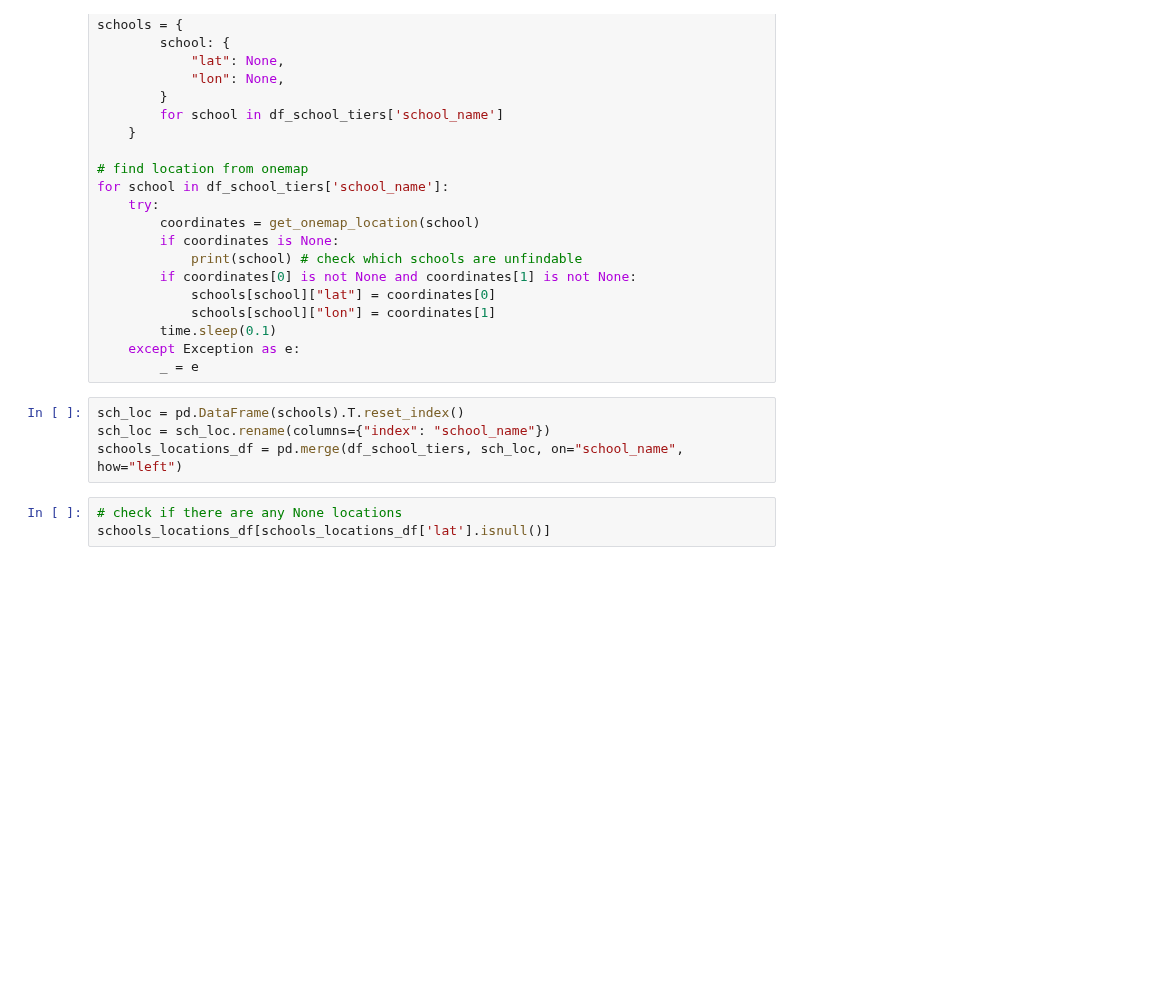
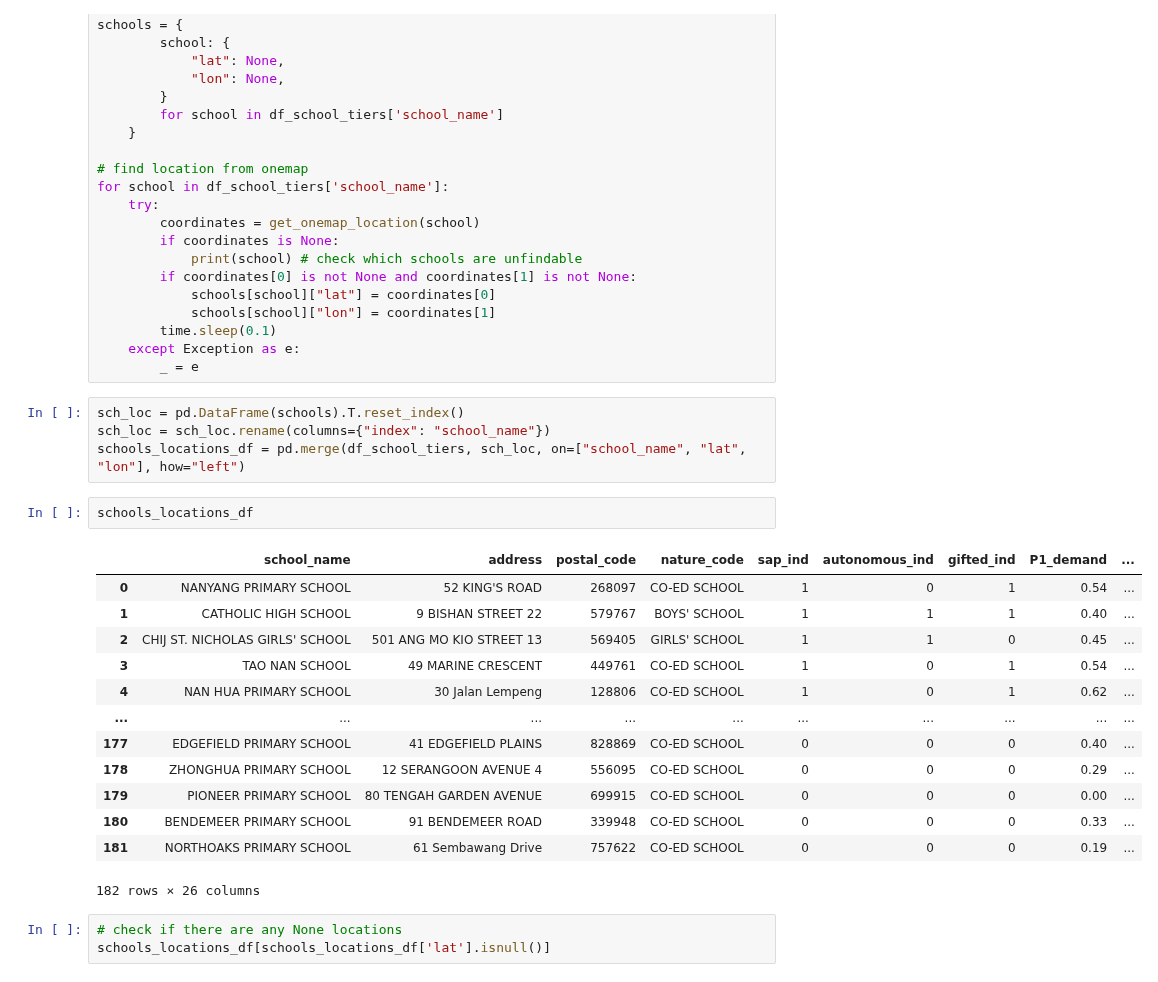
Before and after one commit to tingyuliew/DSA4264-Geospatial-Grp4, a Jupyter notebook: school_scoring/school_eda.ipynb, the cells around one changed output. Saved outputs shown, nothing was run; the diff lists cells and outputs as text; blank space fills up the shorter version.

```diff
--- a/school_scoring/school_eda.ipynb
+++ b/school_scoring/school_eda.ipynb
@@ -345,7 +345,23 @@ for school in df_school_tiers['school_name']:
 # %%
 sch_loc = pd.DataFrame(schools).T.reset_index()
 sch_loc = sch_loc.rename(columns={"index": "school_name"})
-schools_locations_df = pd.merge(df_school_tiers, sch_loc, on="school_name", how="left")
+schools_locations_df = pd.merge(df_school_tiers, sch_loc, on=["school_name", "lat", "lon"], how="left")
+# %%
+schools_locations_df
+# %% [output]
+|  | school_name | address | postal_code | nature_code | sap_ind | autonomous_ind | gifted_ind | P1_demand | ... |
+| 0 | NANYANG PRIMARY SCHOOL | 52 KING'S ROAD | 268097 | CO-ED SCHOOL | 1 | 0 | 1 | 0.54 | ... |
+| 1 | CATHOLIC HIGH SCHOOL | 9 BISHAN STREET 22 | 579767 | BOYS' SCHOOL | 1 | 1 | 1 | 0.40 | ... |
+| 2 | CHIJ ST. NICHOLAS GIRLS' SCHOOL | 501 ANG MO KIO STREET 13 | 569405 | GIRLS' SCHOOL | 1 | 1 | 0 | 0.45 | ... |
+| 3 | TAO NAN SCHOOL | 49 MARINE CRESCENT | 449761 | CO-ED SCHOOL | 1 | 0 | 1 | 0.54 | ... |
+| 4 | NAN HUA PRIMARY SCHOOL | 30 Jalan Lempeng | 128806 | CO-ED SCHOOL | 1 | 0 | 1 | 0.62 | ... |
+| ... | ... | ... | ... | ... | ... | ... | ... | ... | ... |
+| 177 | EDGEFIELD PRIMARY SCHOOL | 41 EDGEFIELD PLAINS | 828869 | CO-ED SCHOOL | 0 | 0 | 0 | 0.40 | ... |
+| 178 | ZHONGHUA PRIMARY SCHOOL | 12 SERANGOON AVENUE 4 | 556095 | CO-ED SCHOOL | 0 | 0 | 0 | 0.29 | ... |
+| 179 | PIONEER PRIMARY SCHOOL | 80 TENGAH GARDEN AVENUE | 699915 | CO-ED SCHOOL | 0 | 0 | 0 | 0.00 | ... |
+| 180 | BENDEMEER PRIMARY SCHOOL | 91 BENDEMEER ROAD | 339948 | CO-ED SCHOOL | 0 | 0 | 0 | 0.33 | ... |
+| 181 | NORTHOAKS PRIMARY SCHOOL | 61 Sembawang Drive | 757622 | CO-ED SCHOOL | 0 | 0 | 0 | 0.19 | ... |
+182 rows × 26 columns
 # %%
 # check if there are any None locations
 schools_locations_df[schools_locations_df['lat'].isnull()]
```
Also changed, not shown: parts of 2 cells of this notebook, 1 other file.
